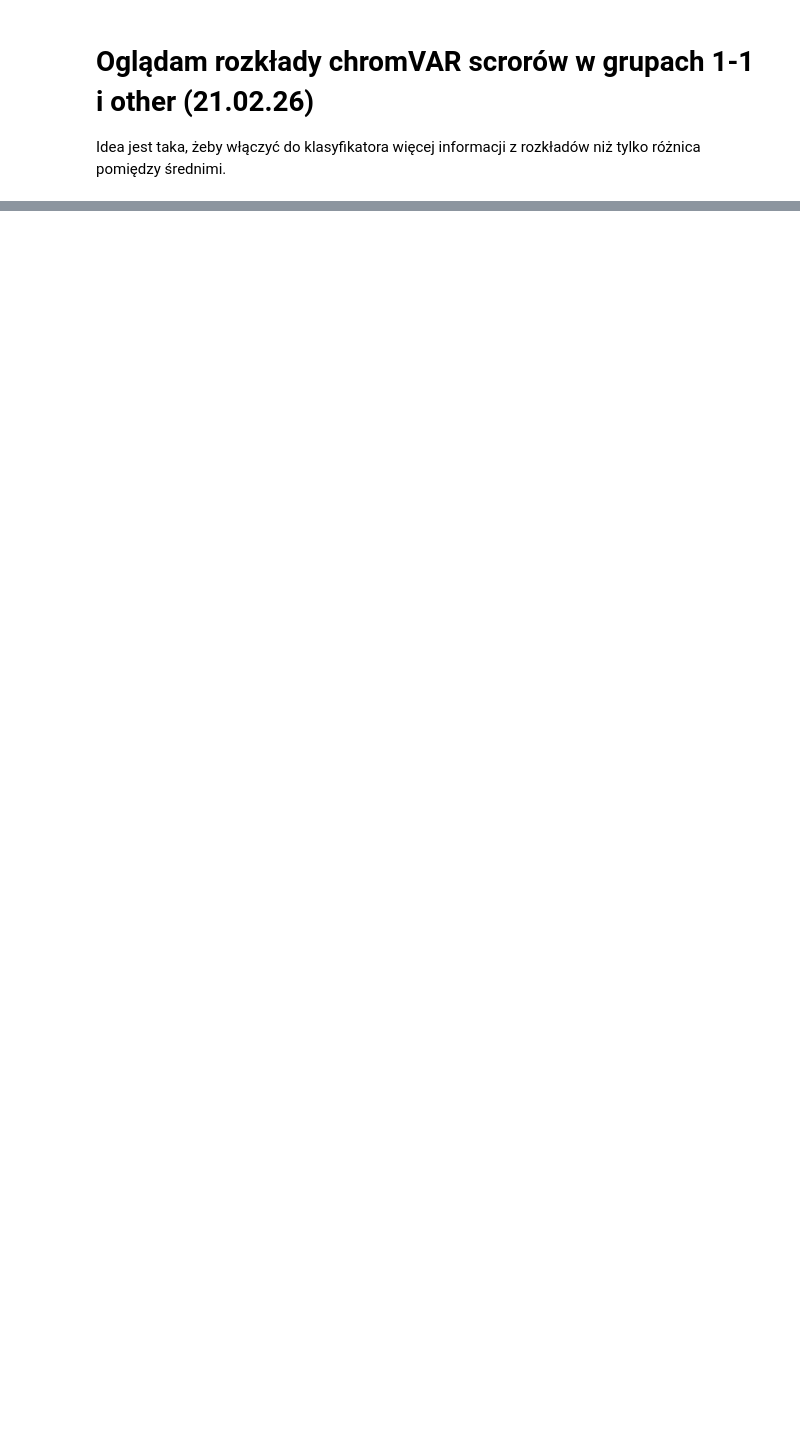
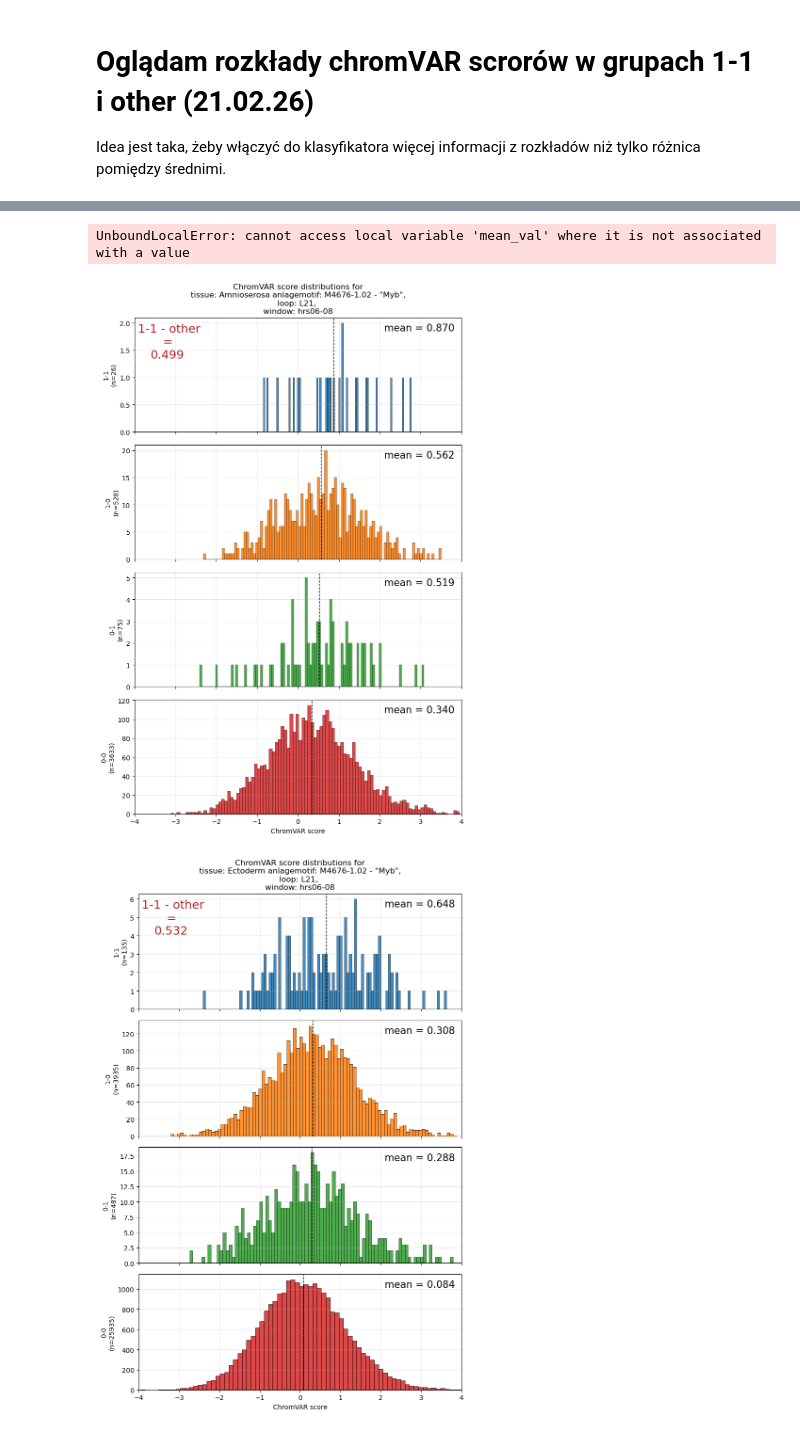
Before and after one commit to ajanowiak/klasyfikator, a Jupyter notebook: distributions_EDA.ipynb, the cells around one changed output, grey strips where cells are left out. Cells and saved outputs as stored; diff of their text form; code cells hidden in the pictures; blank space fills up the shorter version.

```diff
--- a/distributions_EDA.ipynb
+++ b/distributions_EDA.ipynb
@@ -160,22 +266,12 @@ def plot_distributions(window, loop_id, motif_id, motif_name, big_dict: dict, fi
 # %%
-big_dict = {w: {} for w in windows}
-
-atac_meta = pyreadr.read_r('data/atac_meta.rds') # also works for RData
-anot_df = list(atac_meta.values())[0]
-
-motif_lookup = pd.read_csv("data/motif_names.tsv", sep="\t")
-
-
-for window in windows:
-    big_dict[window] = distributions(loop_ids, motif_ids,
-                                     *load_window_and_filter_by_tissue(window=window, metadata_df=anot_df),
-                                    )
 for loop_id in loop_ids:
     for motif_id in motif_ids:
         motif_name = motif_lookup[motif_lookup["id"] == motif_id]["name"]
         motif_name = str(list(motif_name)[0])
-        for window in windows[::-1]:
+        for window in windows:
+            print(f"{datetime.datetime.now().strftime('%Y-%m-%d %H:%M:%S')}\t\t Creating the plot for {loop_id}, {motif_id}, {window}\n")
+
             plot_distributions(window=window, loop_id=loop_id,
                                motif_id=motif_id, motif_name=motif_name,
-                               big_dict=big_dict, figure_dir="results/figures/chromvar_distributions/filtered_tissues",
+                               big_dict=big_dict_neural, figure_dir="results/figures/chromvar_distributions/neural_labels",
                                save=True)
@@ -183,0 +278,9 @@ KeyError: "['GGTATTAGCGTAACCAGTTATTCTAATCCGTTCGAACGAC'] not in index"
+# %%
+# motif M4982-1.02 - "GATAd" in loop L400 seems to have a wider distribution. Therefore a plot with different x-axis is needed
+
+for window in windows:
+
+    plot_distributions(window=window, loop_id='L400',
+                    motif_id="M4982-1.02", motif_name="GATAd",
+                    big_dict=big_dict_neural, figure_dir="results/figures/chromvar_distributions/neural_labels",
+                    save=True, xlim=None)
@@ -183,0 +294,21 @@ KeyError: "['GGTATTAGCGTAACCAGTTATTCTAATCCGTTCGAACGAC'] not in index"
+# %%
+curr_plotting_dict = big_dict_stratified
+
+for loop_id in loop_ids:
+    for motif_id in motif_ids:
+        motif_name = motif_lookup[motif_lookup["id"] == motif_id]["name"]
+        motif_name = str(list(motif_name)[0])
+        for window in windows:
+            # print(f"{datetime.datetime.now().strftime('%Y-%m-%d %H:%M:%S')}\t\t Creating the plot for {loop_id}, {motif_id}, {window}\n")
+
+            for annotation in curr_plotting_dict[window].keys():
+                plot_distributions(window=window, loop_id=loop_id,
+                                motif_id=motif_id, motif_name=motif_name,
+                                big_dict=curr_plotting_dict,
+                                tissue_annotation=annotation,
+                                figure_dir=f"results/figures/chromvar_distributions/refined_annotations/{annotation}",
+                                save=True)
+# %% [output]
+UnboundLocalError: cannot access local variable 'mean_val' where it is not associated with a value
+[figure, added]
+[figure, added]
```
Also changed, not shown: parts of 18 cells of this notebook, 1 other file.
